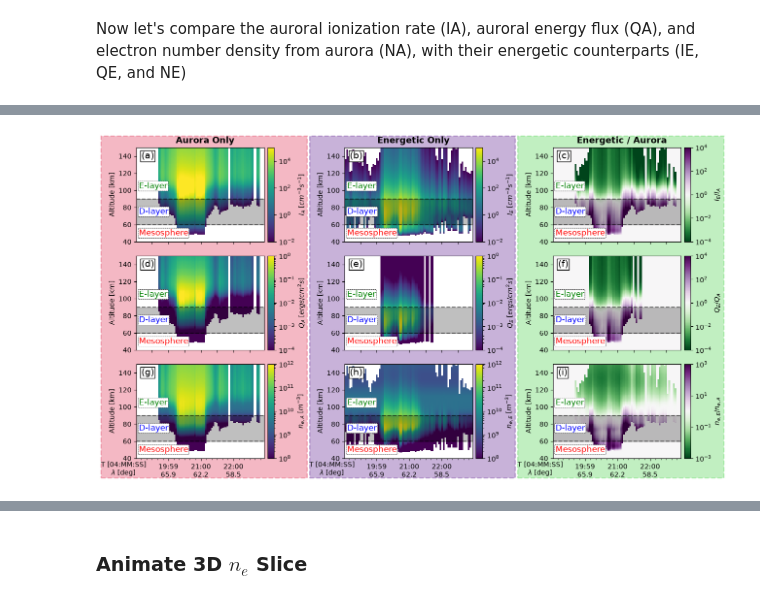
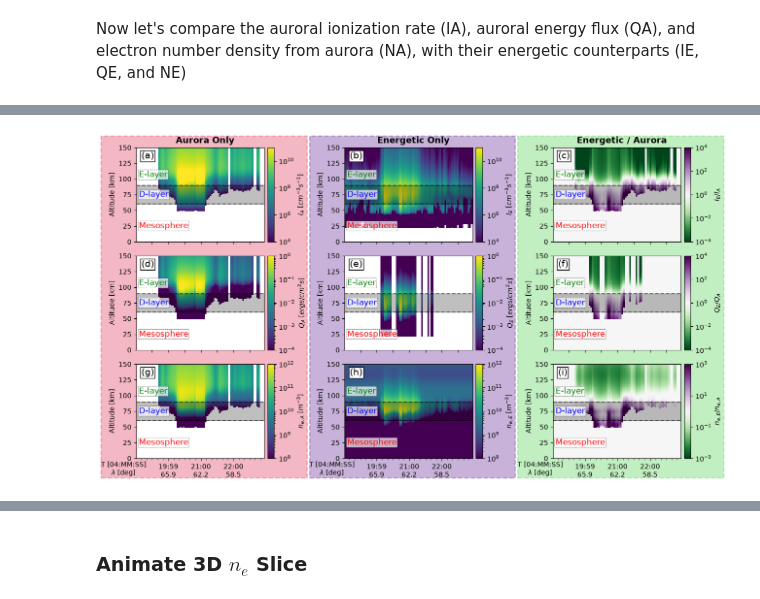
Before and after one commit to mshumko/elfinasi, a Jupyter notebook: src/20220904_substorm_study/energy_number_flux/20220904_elfin_themis_nflux_eflux.ipynb, the cells around one changed output, grey strips where cells are left out. Drawn from its saved outputs; the diff is of its cells as text; code cells hidden in the pictures.

```diff
--- a/src/20220904_substorm_study/energy_number_flux/20220904_elfin_themis_nflux_eflux.ipynb
+++ b/src/20220904_substorm_study/energy_number_flux/20220904_elfin_themis_nflux_eflux.ipynb
@@ -532,5 +521,5 @@ with temporary_silence():
     chem.Set_Inital_Ionization(tUnix, glat, glon, AltMinKm, AltMaxKm, AltStepKm);
 # %%
 _time_range_ib = (datetime(2022, 9, 4, 4, 20, 10), datetime(2022, 9, 4, 4, 20, 25))
-energy_channel_idx = np.where((pad_obj_eflux.energy >= 0) & (pad_obj_eflux.energy <= 2_000))[0]
+energy_channel_idx = np.where((pad_obj_eflux.energy >= 0) & (pad_obj_eflux.energy <= 2_200))[0]
 ib_eflux = merged_eflux.loc[_time_range_ib[0]:_time_range_ib[1]].mean()
@@ -551,6 +590,6 @@ region_box_style = dict(
     edgecolor='black',
     ls='--',
     lw=0.5,
-    alpha=1
+    alpha=0.7
 )
 # %%
@@ -723,31 +764,31 @@ IE_alt_lat = np.zeros((merged_eflux.shape[0], chem.altkm.shape[0]))
 NE_alt_lat = np.zeros((merged_eflux.shape[0], chem.altkm.shape[0]))
 EeV = 1000*pad_obj_eflux.energy[energy_channel_idx]
 
-for i, (_, row) in enumerate(merged_eflux.iterrows()):
+for i, (t, row) in enumerate(merged_eflux.iterrows()):
     QeV = row[pad_obj_eflux.energy[energy_channel_idx]].to_numpy().copy()
 
     # Sometimes the BLC-ABLC fluxes are negative, but this mainly occurs in count starved regions.
-    QeV[QeV<0] = 0
+    # QeV[QeV<0] = 0
 
     # Pass the total Eflux and Energy arrays to the Ionization function to get the combined ionization rates for all energy channels.
     qZ, qZE, _ = ionization.Ionization(
-        EeV, QeV, AltMinKm, AltMaxKm, AltStepKm, tUnix, glat, glon
+        EeV, QeV, AltMinKm, AltMaxKm, AltStepKm, tUnix, glat, glon,
+        IonizationType='Fang+Berland'
         )
-    # qZ[qZ<1e-2] = 0
     IE_alt_lat[i, :] = qZ
 
     # Now sum Q(alt) over multiple ELFIN channels.
     for iEnergy, iQ in zip(EeV, QeV):
         qZ, qZE, _ = ionization.Ionization(
-            np.array([iEnergy]), np.array([iQ]), AltMinKm, AltMaxKm, AltStepKm, tUnix, glat, glon
+            np.array([iEnergy]), np.array([iQ]), AltMinKm, AltMaxKm, AltStepKm, tUnix, glat, glon,
+            IonizationType='Fang+Berland'
             )
-        total_ionization = np.trapezoid(qZE[0, :], chem.altkm)
-        normalized_ionization = qZE[0, :] / total_ionization
-        QE_alt_lat[i, :] += normalized_ionization * iQ
+        idx = np.where(~np.isnan(qZE[0, :]))
+        Q_total = np.trapezoid(qZE[0, :], chem.altkm[:])
+        QE_alt_lat[i, :] += qZE[0, :] / Q_total * iQ
+
+        # if not np.isfinite(normalized_ionization).all():
+        #     print(f"NaN for t: {t}, E: {iEnergy}, Q: {iQ}, {np.sum(~np.isfinite(qZE[0, :]))} non-finite values")
 
     chem60 = chem(IE_alt_lat[i, :], chem.altkm, IntegrationTime=60)
     NE_alt_lat[i, :] = 1e6*chem60['Ne']
-
-QE_alt_lat[IE_alt_lat<1e-2] = np.nan
-NE_alt_lat[IE_alt_lat<1e-2] = np.nan
-IE_alt_lat[IE_alt_lat<1e-2] = np.nan
@@ -947,7 +1005,7 @@ for row in range(3):
     for col in (0, 3, 6):
         hx[row, col].set_ylabel('Altitude [km]')
 
-        hx[row, col].set_ylim([40, 150])
+        hx[row, col].set_ylim([0, 150])
         hx[row, col].tick_params(labelbottom=False)
 
         hx[row, col].axhline(60, color='k', ls='--', alpha=0.5)
@@ -960,7 +1018,7 @@ for row in range(3):
             hx[row, col].get_xlim()[0] + 0.2, 75, f'D-layer', va='center', ha='left', fontsize=12, color='blue', bbox=region_box_style
             )
         hx[row, col].text(
-            hx[row, col].get_xlim()[0] + 0.2, 50, f'Mesosphere', va='center', ha='left', fontsize=12, color='red', bbox=region_box_style
+            hx[row, col].get_xlim()[0] + 0.2, 25, f'Mesosphere', va='center', ha='left', fontsize=12, color='red', bbox=region_box_style
             )
         hx[row, col].text(
             0.04,
@@ -1054,7 +1112,7 @@ _ratio_ne = np.divide(
 )
 
 # Clip for plotting on a log scale
-_ratio_I = np.clip(np.nan_to_num(_ratio_I, nan=1.0, posinf=1e4, neginf=1e-4), 1e-4, 1e4)
+_ratio_I = np.clip(np.nan_to_num(_ratio_I, nan=1.0, posinf=1e10, neginf=1e-10), 1e-10, 1e10)
 _ratio_Q = np.clip(np.nan_to_num(_ratio_Q, nan=1.0, posinf=1e4, neginf=1e-4), 1e-4, 1e4)
 _ratio_ne = np.clip(np.nan_to_num(_ratio_ne, nan=1.0, posinf=1e6, neginf=1e-6), 1e-6, 1e6)
 
@@ -1067,7 +1125,7 @@ for row in range(3):
         else:
             hx[row, col] = fig.add_subplot(gs[row, col])
 
-ionization_norm = matplotlib.colors.LogNorm(vmin=1e-2, vmax=1e5)
+ionization_norm = matplotlib.colors.LogNorm(vmin=1e4, vmax=1e11)
 q_norm = matplotlib.colors.LogNorm(vmin=1e-4, vmax=1e0)
 Ne_norm = matplotlib.colors.LogNorm(vmin=1e8, vmax=1e12)
 ionization_ratio_norm = matplotlib.colors.LogNorm(vmin=1e-4, vmax=1e4)
@@ -1078,7 +1136,7 @@ Ne_ratio_norm = matplotlib.colors.LogNorm(vmin=1e-3, vmax=1e3)
 p1 = hx[0, 0].pcolormesh(
     x_axis_df.index,
     chem.altkm,
-    IA_alt_lat.T,
+    1e6*IA_alt_lat.T,
     norm=ionization_norm,
 )
 fig.colorbar(p1, cax=hx[0, 1], label=f'$I_A$ [$cm^{{-3}} s^{{-1}}$]', )
@@ -1103,7 +1161,7 @@ fig.colorbar(p3, cax=hx[2, 1], label=f'$n_{{e, A}}$ [$m^{{-3}}$]')
 p4 = hx[0, 3].pcolormesh(
     x_axis_df.index,
     chem.altkm,
-    IE_alt_lat.T,
+    1e6*IE_alt_lat.T,
     norm=ionization_norm,
 )
 fig.colorbar(p4, cax=hx[0, 4], label=f'$I_E$ [$cm^{{-3}} s^{{-1}}$]')
@@ -1156,7 +1214,7 @@ for row in range(3):
     for col in (0, 3, 6):
         label_x = hx[row, col].get_xlim()[0] + (hx[row, col].get_xlim()[1]-hx[row, col].get_xlim()[0])/50
         hx[row, col].set_ylabel('Altitude [km]')
-        hx[row, col].set_ylim([40, 150])
+        hx[row, col].set_ylim([0, 150])
         hx[row, col].tick_params(labelbottom=False)
 
         hx[row, col].axhline(60, color='k', ls='--', alpha=0.5)
@@ -1169,7 +1227,7 @@ for row in range(3):
             label_x, 75, f'D-layer', va='center', ha='left', fontsize=12, color='blue', bbox=region_box_style
         )
         hx[row, col].text(
-            label_x, 50, f'Mesosphere', va='center', ha='left', fontsize=12, color='red', bbox=region_box_style
+            label_x, 25, f'Mesosphere', va='center', ha='left', fontsize=12, color='red', bbox=region_box_style
         )
         hx[row, col].text(
             0.04, 0.96, f'({string.ascii_lowercase[3*row+col//3]})',
@@ -1199,34 +1257,34 @@ for cols, label, color in group_specs:
     x0 = min(ax.get_position().x0 for ax in group_axes)
     y0 = min(ax.get_position().y0 for ax in group_axes)
     x1 = max(ax.get_position().x1 for ax in group_axes)
     y1 = max(ax.get_position().y1 for ax in group_axes)
 
     pad_x = 0.006
     pad_y = 0.05
     title_gap = 0.00
     title_band = -0.02
     left_extra = 0.038
     right_extra = 0.035
 
     rect = matplotlib.patches.Rectangle(
         (x0 - pad_x - left_extra, y0 - pad_y),
         (x1 - x0) + 2 * pad_x + left_extra + right_extra,
         (y1 - y0) + 2 * pad_y + title_gap + title_band,
         transform=fig.transFigure,
         fill=True, lw=1.8, ls='--', ec=color, fc=color, zorder=0, alpha=0.3
     )
     fig.add_artist(rect)
 
     fig.text(
         (x0 + x1) / 2,
         y1 + 0.006,
         label,
         ha='center', va='bottom', fontsize=13, fontweight='bold',
     )
 
 plt.savefig(elfinasi.plot_dir / f'{elfin_spectra_time_range[0]:%Y%m%d_%H%M%S}_elfin_themis_asi_iz_qz_nez_ratio.pdf')
 # %% [output]
-[figure, old version]
+[figure, new version]
 # %%
 ne_threshold = 1e0
 
```
Also changed, not shown: parts of 16 cells of this notebook, 9 other files.
